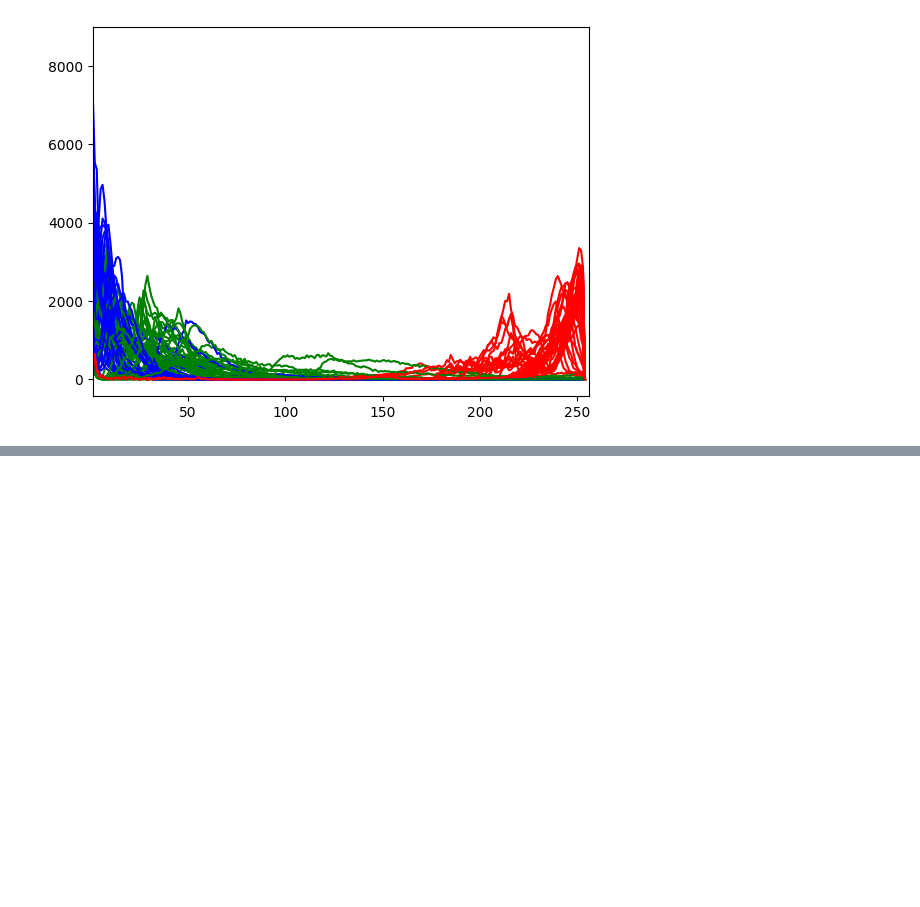
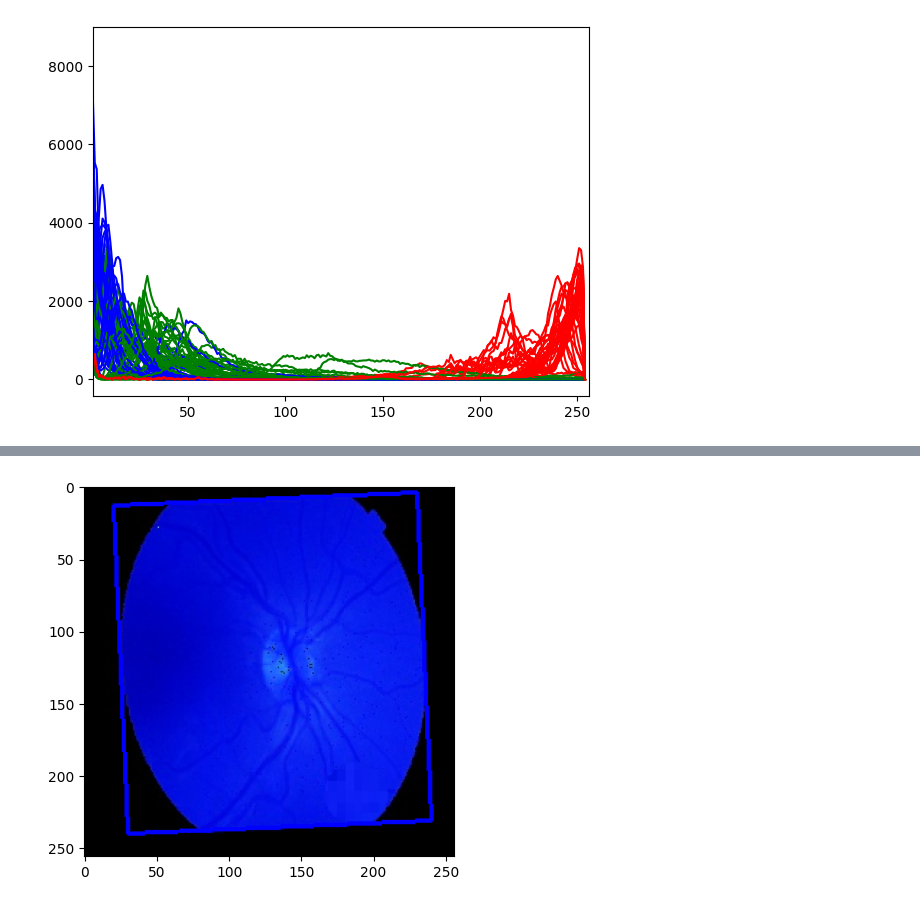
Before and after one commit to bethtaylor339/data_science, a Jupyter notebook: IP.ipynb, the cells around one changed output, grey strips where cells are left out. Saved outputs shown, nothing was run; the diff lists cells and outputs as text; code cells hidden in the pictures; blank space fills up the shorter version.

```diff
--- a/IP.ipynb
+++ b/IP.ipynb
@@ -181,0 +125,19 @@ cv2.destroyAllWindows()
+# %%
+#dewarping and removing borders 2
+# finding the contours
+contours, _ = cv2.findContours(thresh, cv2.RETR_TREE,
+                               cv2.CHAIN_APPROX_SIMPLE)
+
+# take the first contour
+cnt = contours[0]
+
+rect = cv2.minAreaRect(cnt)
+box = cv2.boxPoints(rect)
+box = np.int0(box)
+box_img = cv2.drawContours(img, [box], 0, (0, 0, 255), 2)
+
+# Show the result
+plt.imshow(box_img)
+plt.show()
+# %% [output]
+[figure, added]
```
Also changed, not shown: parts of 12 cells of this notebook, 43 other files.
